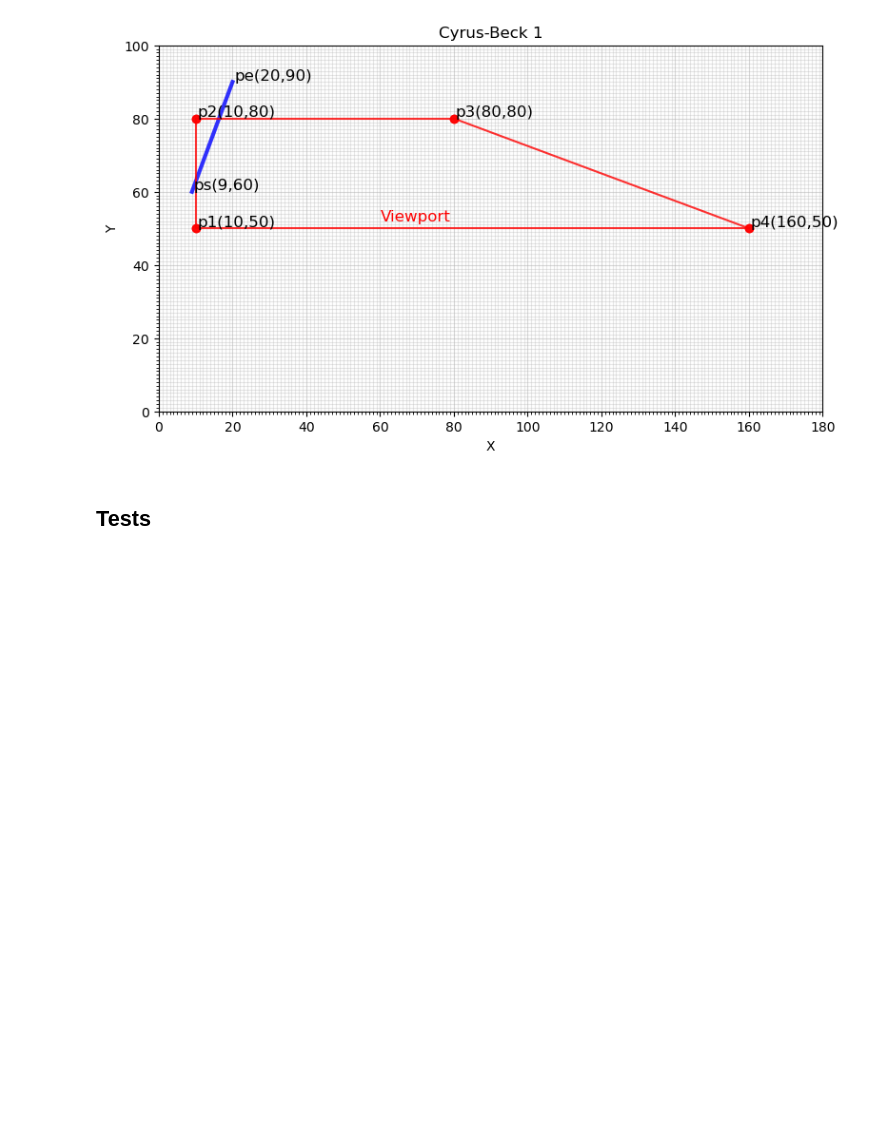
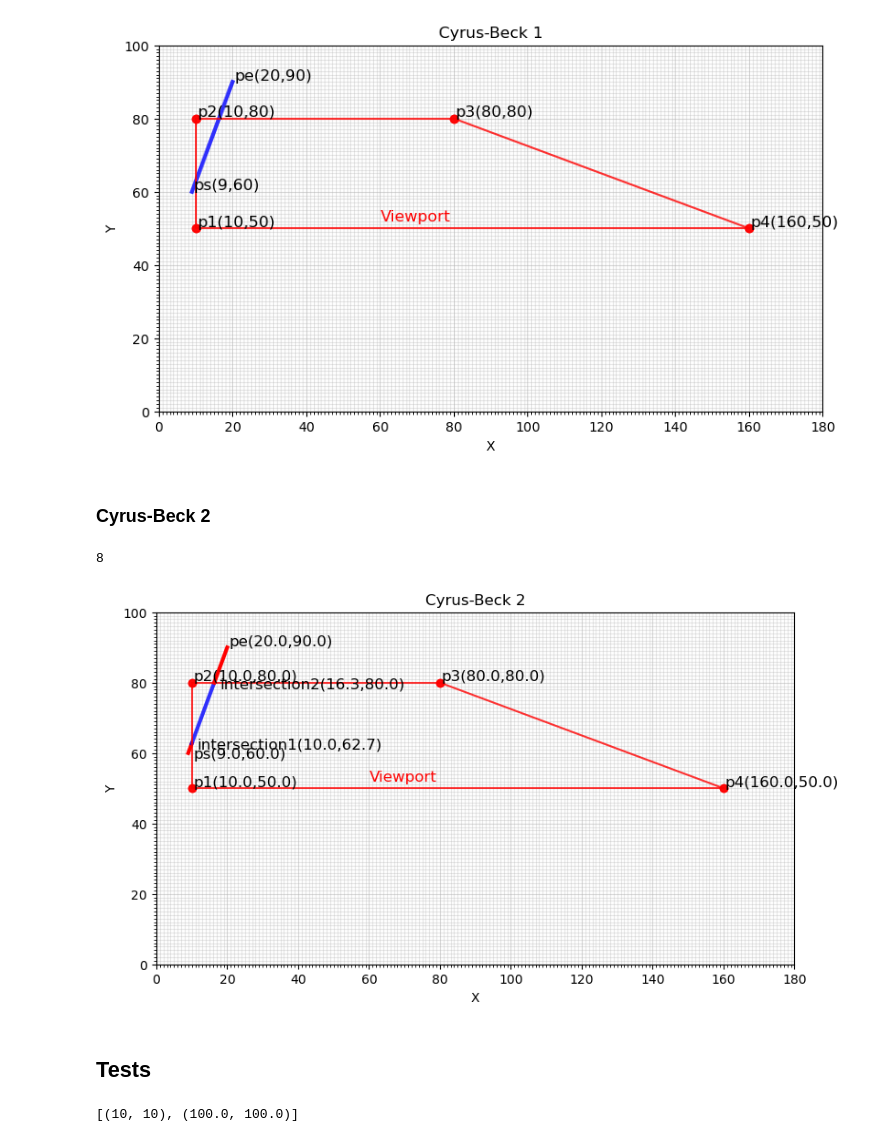
Before and after one commit to DiegoFLM/Computer-Graphics, a Jupyter notebook: clippingAlgorithms/t3.ipynb, the cells around one changed output. Drawn from its saved outputs; the diff is of its cells as text; code cells hidden in the pictures; blank space fills up the shorter version.

Commit message:
cyrusBeckAlg complete

```diff
--- a/clippingAlgorithms/t3.ipynb
+++ b/clippingAlgorithms/t3.ipynb
@@ -704,5 +738,72 @@ ax.text(60, 52, 'Viewport', fontsize=12, color = 'red')
 plt.show()
 # %% [output]
 [figure]
+# %% [markdown]
+### Cyrus-Beck 2
+# %%
+ps = np.array([9, 60])
+pe = np.array([20, 90])
+
+intersec1 = np.array([10, 62.72])
+intersec2 = np.array([16.33, 80])
+
+lineSegment1 = np.array([ps, intersec1])
+lineSegment2 = np.array([intersec1, intersec2])
+lineSegment3 = np.array([intersec2, pe])
+
+p1 = np.array([10, 50])
+p2 = np.array([10, 80])
+p3 = np.array([80, 80])
+p4 = np.array([160, 50])
+
+points = np.append(lineSegment1, lineSegment3, axis = 0)
+points = np.append(points, [p1, p2, p3, p4], axis = 0)
+print(len(points))
+
+pointNames = ['ps', 'intersection1',  'intersection2','pe', 'p1', 'p2', 'p3', 'p4']
+
+
+fig, ax = plotPixels([], [], xRange = (0,180), yRange = (0,100), _color = 'blue', figureSize=(9,5), title = 'Cyrus-Beck 2')
+
+ax.plot(lineSegment1[:,0], lineSegment1[:,1], color = 'red', alpha = 1, linewidth = 3)
+ax.plot(lineSegment2[:,0], lineSegment2[:,1], color = 'blue', alpha = 0.8, linewidth = 3)
+ax.plot(lineSegment3[:,0], lineSegment3[:,1], color = 'red', alpha = 1, linewidth = 3)
+
+for i in range(4,len(points) - 1):
+    ax.plot(np.array([points[i], points[i+1]])[:,0], np.array([points[i], points[i+1]])[:,1], color = 'red',
+            alpha = 0.8, marker = 'o', markersize = 6)
+ax.plot(np.array([points[7], points[4]])[:,0], np.array([points[7], points[4]])[:,1], color = 'red',
+            alpha = 0.8, marker = 'o', markersize = 6)
+
+
+i = 0
+dis = 3
+for point in points[dis:]:
+    ax.text(point[0]+0.5, point[1]+0.5, f'{pointNames[i + dis]}({round(point[0],1)},{round(point[1], 1)})', fontsize=12)
+    i += 1
+#ax.text(points[0][0]+0.5, points[0][1]+0.5, f'{pointNames[0]}({round(point[0],1)},{round(point[1], 1)})', fontsize=12)
+i = 0
+for point in points[:dis]:
+    ax.text(point[0]+1.5, point[1]-1.5, f'{pointNames[i]}({round(point[0],1)},{round(point[1], 1)})', fontsize=12)
+    i += 1
+
+ax.text(60, 52, 'Viewport', fontsize=12, color = 'red')
+
+plt.show()
+# %% [output]
+8
+[figure, added]
 # %% [markdown]
 ## Tests
+# %%
+# Define the clip window boundary
+clipWindow = [(0, 0), (100, 0), (100, 100), (0, 100)]
+
+# Define the line to be clipped
+line = [(10, 10), (110, 110)]
+
+
+
+cyrusBeckAlg(line, clipWindow)
+# %% [output]
+[(10, 10), (100.0, 100.0)]
```
Also changed, not shown: parts of 4 cells of this notebook.
